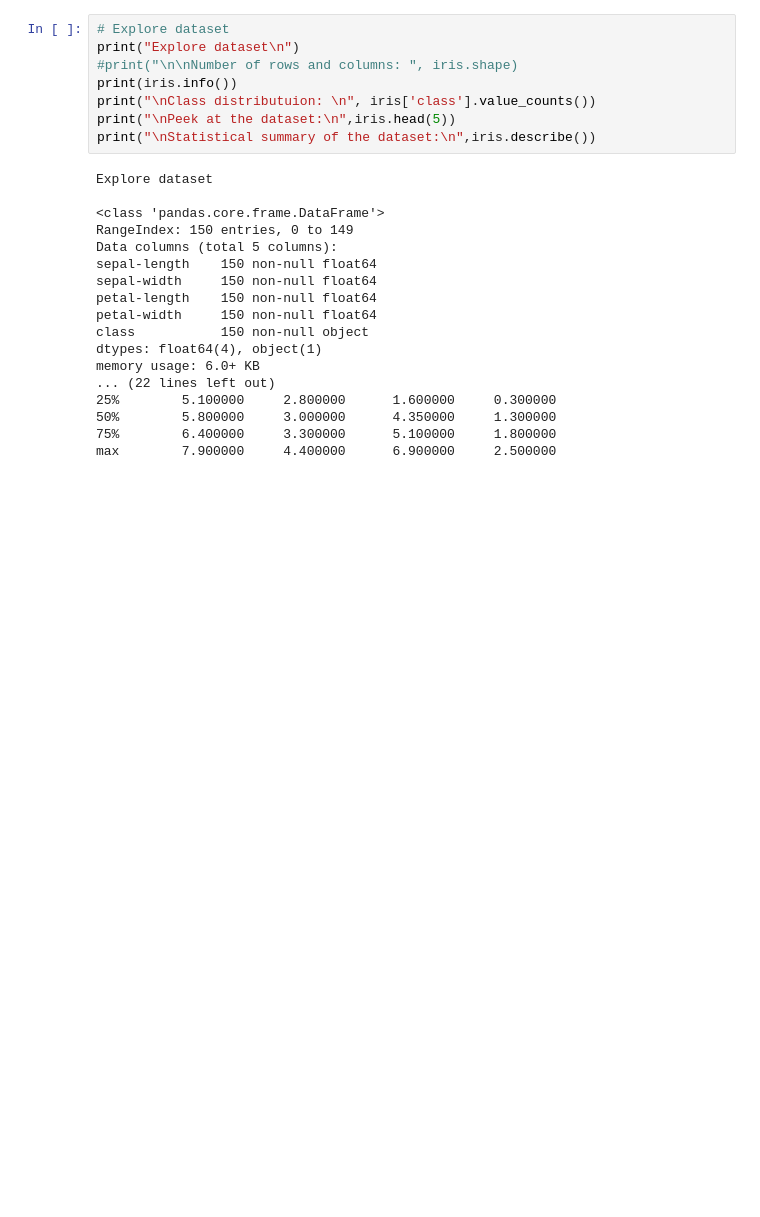
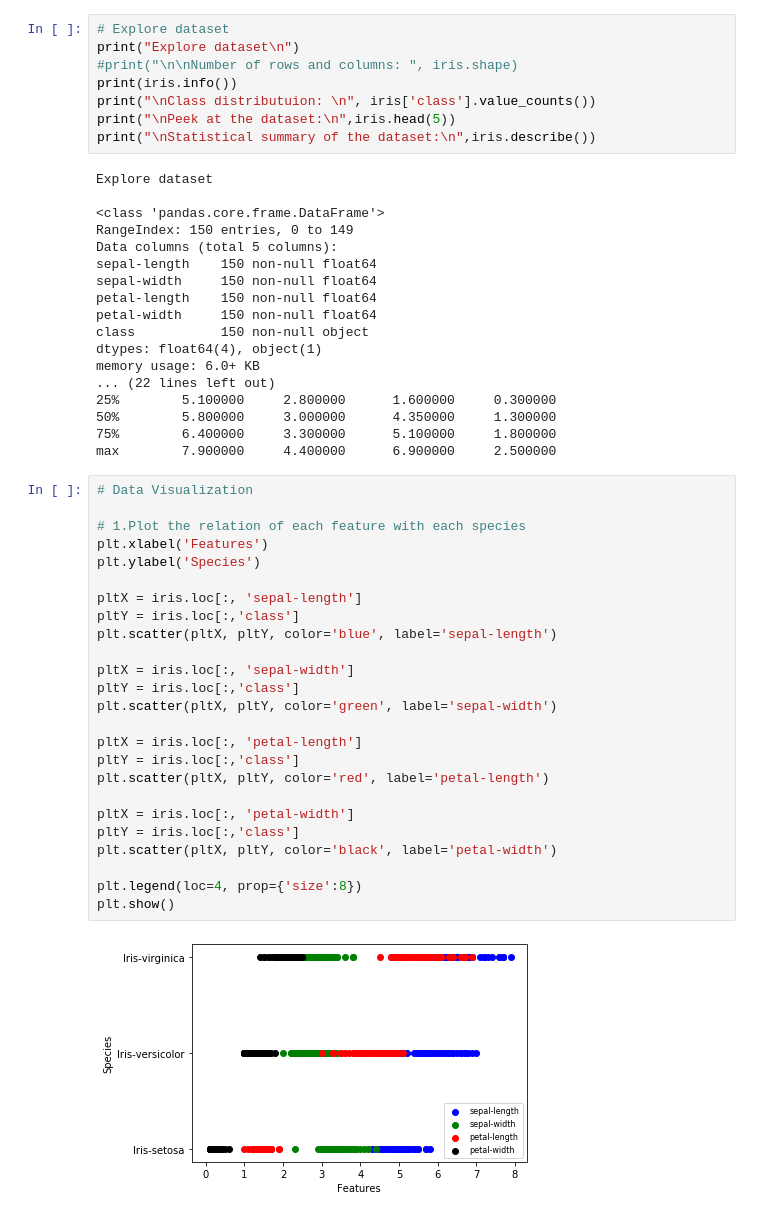
Before and after one commit to supriya-s-jadhav/ML-Projects, a Jupyter notebook: Hello World of ML : Working with iris dataset /classify_IrisFlowers.ipynb, the cells around one changed output. Saved outputs shown, nothing was run; the diff lists cells and outputs as text; blank space fills up the shorter version.

```diff
--- a/Hello World of ML : Working with iris dataset /classify_IrisFlowers.ipynb
+++ b/Hello World of ML : Working with iris dataset /classify_IrisFlowers.ipynb
@@ -36,4 +48,31 @@ memory usage: 6.0+ KB
 50%        5.800000     3.000000      4.350000     1.300000
 75%        6.400000     3.300000      5.100000     1.800000
 max        7.900000     4.400000      6.900000     2.500000
+# %%
+# Data Visualization
+
+# 1.Plot the relation of each feature with each species
+plt.xlabel('Features')
+plt.ylabel('Species')
+
+pltX = iris.loc[:, 'sepal-length']
+pltY = iris.loc[:,'class']
+plt.scatter(pltX, pltY, color='blue', label='sepal-length')
+
+pltX = iris.loc[:, 'sepal-width']
+pltY = iris.loc[:,'class']
+plt.scatter(pltX, pltY, color='green', label='sepal-width')
+
+pltX = iris.loc[:, 'petal-length']
+pltY = iris.loc[:,'class']
+plt.scatter(pltX, pltY, color='red', label='petal-length')
+
+pltX = iris.loc[:, 'petal-width']
+pltY = iris.loc[:,'class']
+plt.scatter(pltX, pltY, color='black', label='petal-width')
+
+plt.legend(loc=4, prop={'size':8})
+plt.show()
+# %% [output]
+[figure, added]
 # %%
```
Also changed, not shown: parts of 7 cells of this notebook, 1 other file.
